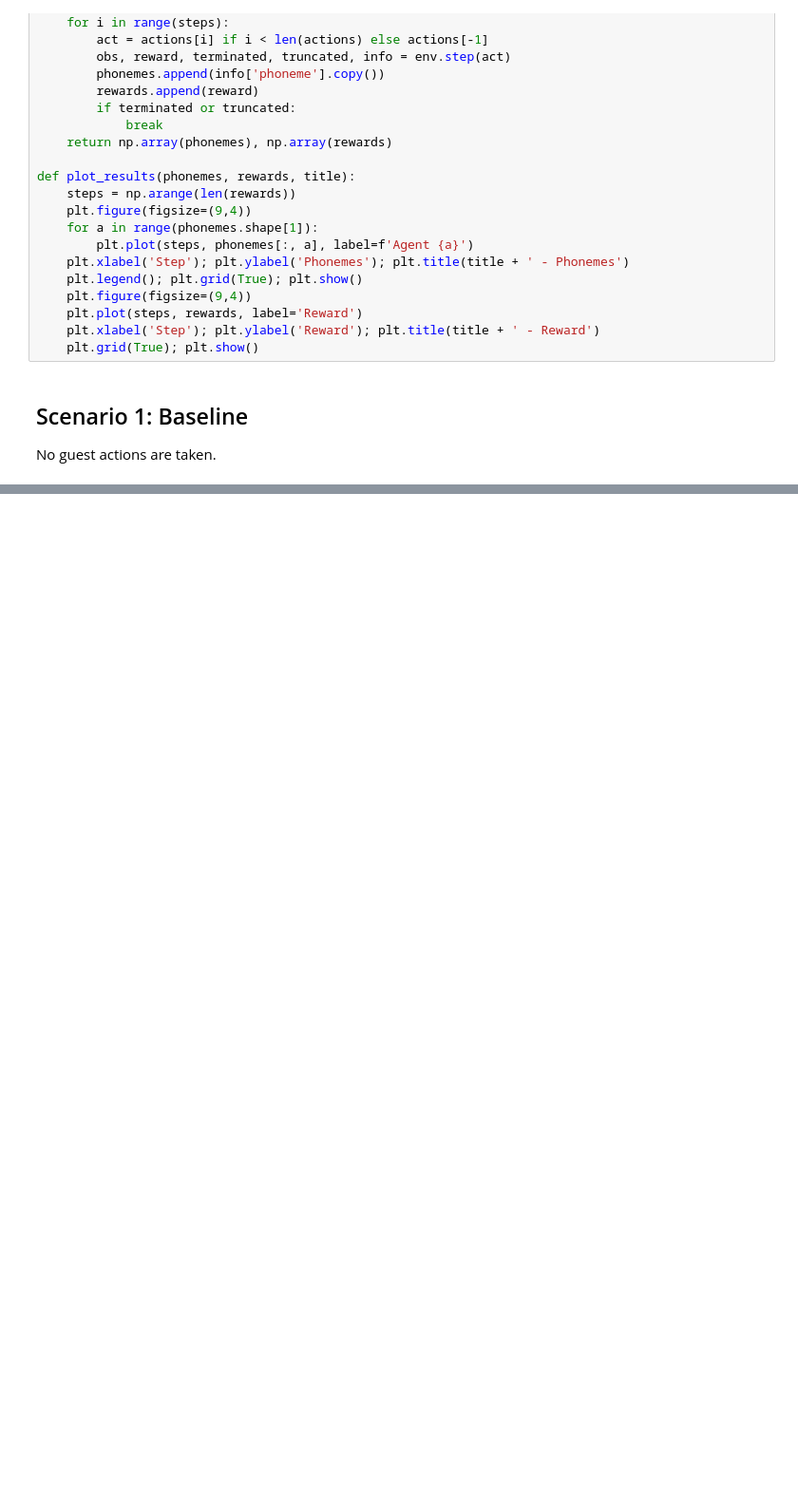
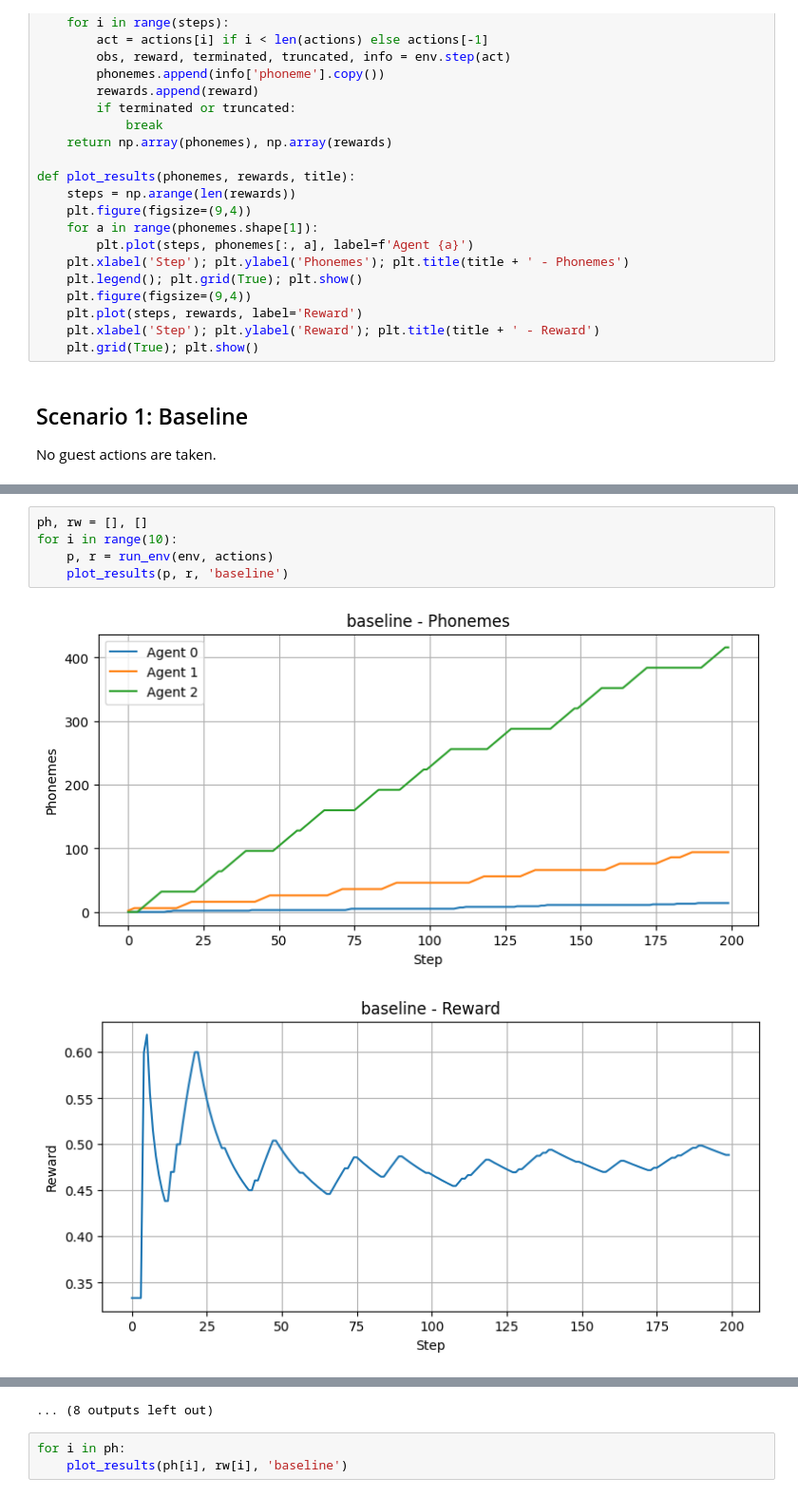
Before and after one commit to ofirmac/env, a Jupyter notebook: notebook/4_env_test.ipynb, the cells around one changed output, grey strips where cells are left out. Shown: that part at 95% size. Saved outputs shown, nothing was run; the diff lists cells and outputs as text; blank space fills up the shorter version.

```diff
--- a/notebook/4_env_test.ipynb
+++ b/notebook/4_env_test.ipynb
@@ -38,0 +45,8 @@ No guest actions are taken.
+# %%
+ph, rw = [], []
+for i in range(10):
+    p, r = run_env(env, actions)
+    plot_results(p, r, 'baseline')
+# %% [output]
+[figure, added]
+[figure, added]
@@ -38,0 +63,4 @@ No guest actions are taken.
+... (8 outputs left out)
+# %%
+for i in ph:
+    plot_results(ph[i], rw[i], 'baseline')
```
Also changed, not shown: parts of 9 cells of this notebook, 1 other file.
